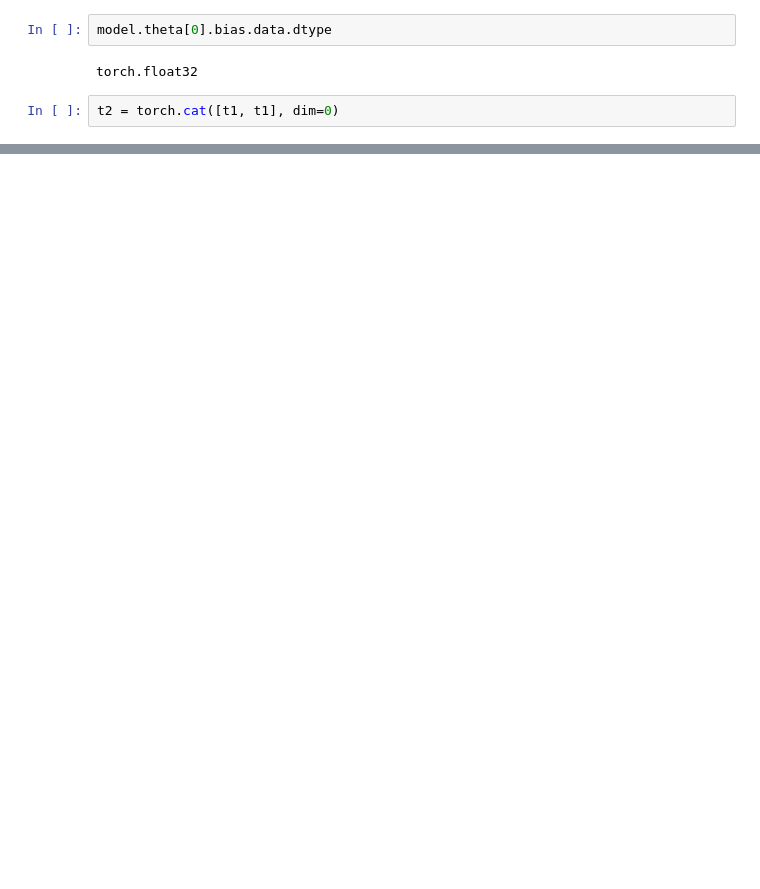
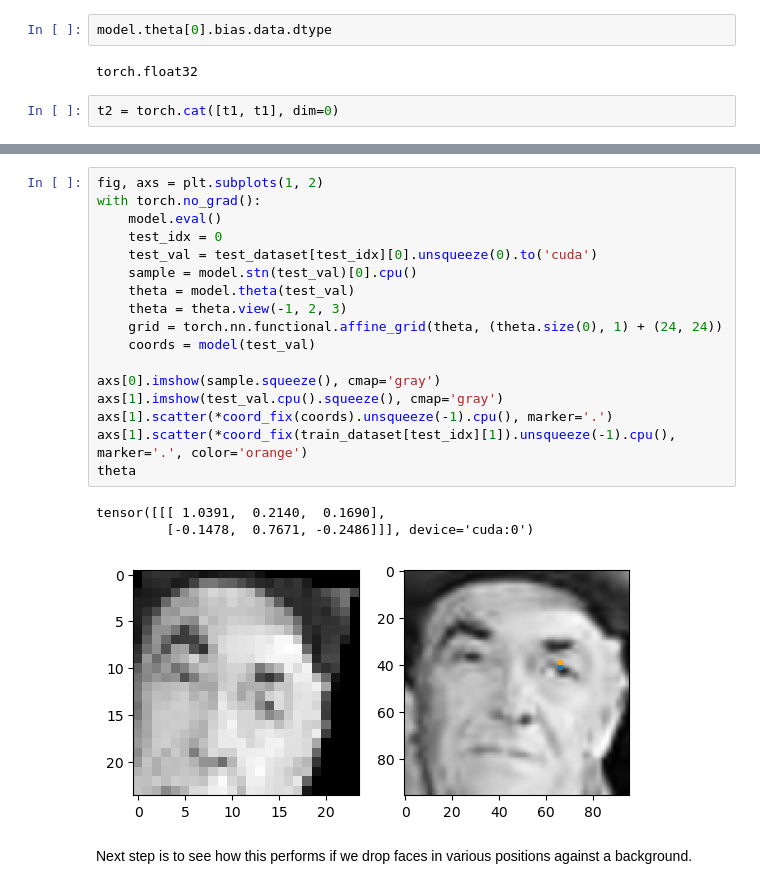
Before and after one commit to terdimitri/facial-keypoints, a Jupyter notebook: Facial point detection.ipynb, the cells around one changed output, grey strips where cells are left out. Saved outputs shown, nothing was run; the diff lists cells and outputs as text; blank space fills up the shorter version.

```diff
--- a/Facial point detection.ipynb
+++ b/Facial point detection.ipynb
@@ -400,0 +492,23 @@ tensor([[[[-0.6667, -0.6667],
+# %%
+fig, axs = plt.subplots(1, 2)
+with torch.no_grad():
+    model.eval()
+    test_idx = 0
+    test_val = test_dataset[test_idx][0].unsqueeze(0).to('cuda')
+    sample = model.stn(test_val)[0].cpu()
+    theta = model.theta(test_val)
+    theta = theta.view(-1, 2, 3)
+    grid = torch.nn.functional.affine_grid(theta, (theta.size(0), 1) + (24, 24))
+    coords = model(test_val)
+
+axs[0].imshow(sample.squeeze(), cmap='gray')
+axs[1].imshow(test_val.cpu().squeeze(), cmap='gray')
+axs[1].scatter(*coord_fix(coords).unsqueeze(-1).cpu(), marker='.')
+axs[1].scatter(*coord_fix(train_dataset[test_idx][1]).unsqueeze(-1).cpu(), marker='.', color='orange')
+theta
+# %% [output]
+tensor([[[ 1.0391,  0.2140,  0.1690],
+         [-0.1478,  0.7671, -0.2486]]], device='cuda:0')
+[figure, added]
+# %% [markdown]
+Next step is to see how this performs if we drop faces in various positions against a background.
```
Also changed, not shown: parts of 30 cells of this notebook.
